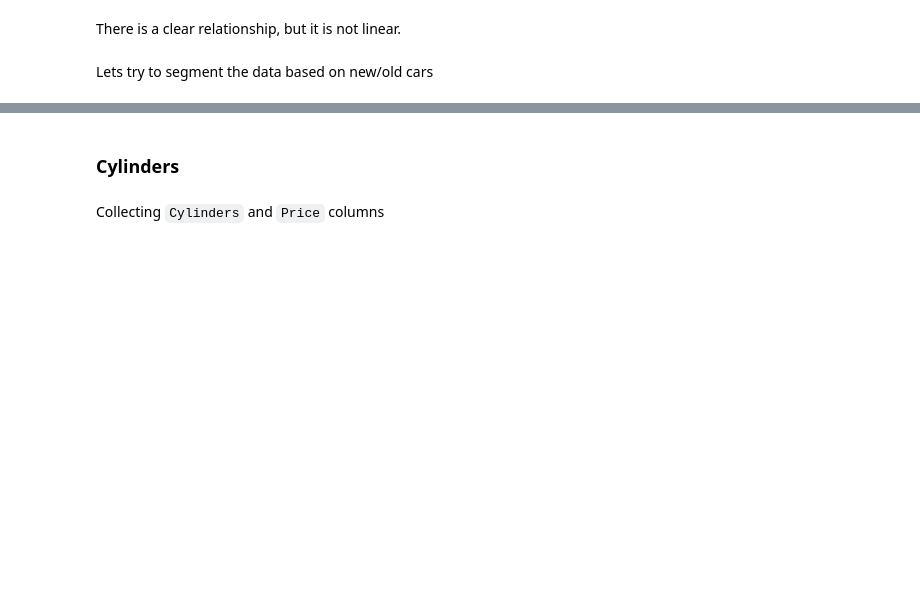
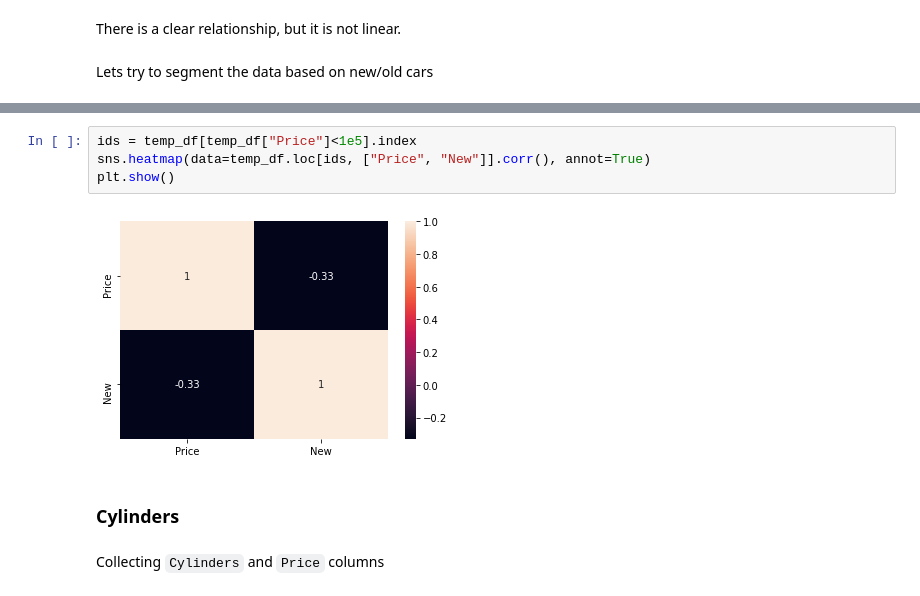
Before and after one commit to yashveersinghsohi/Car_Price_Prediction, a Jupyter notebook: EDA/CarPrice_01_Multivariate_EDA.ipynb, the cells around one changed output, grey strips where cells are left out. Drawn from its saved outputs; the diff is of its cells as text; blank space fills up the shorter version.

```diff
--- a/EDA/CarPrice_01_Multivariate_EDA.ipynb
+++ b/EDA/CarPrice_01_Multivariate_EDA.ipynb
@@ -137,3 +149,9 @@ Explore the best way to make this split between new and old cars.
+# %%
+ids = temp_df[temp_df["Price"]<1e5].index
+sns.heatmap(data=temp_df.loc[ids, ["Price", "New"]].corr(), annot=True)
+plt.show()
+# %% [output]
+[figure, added]
 # %% [markdown]
 ### Cylinders
 # %% [markdown]
```
Also changed, not shown: parts of 3 cells of this notebook.
